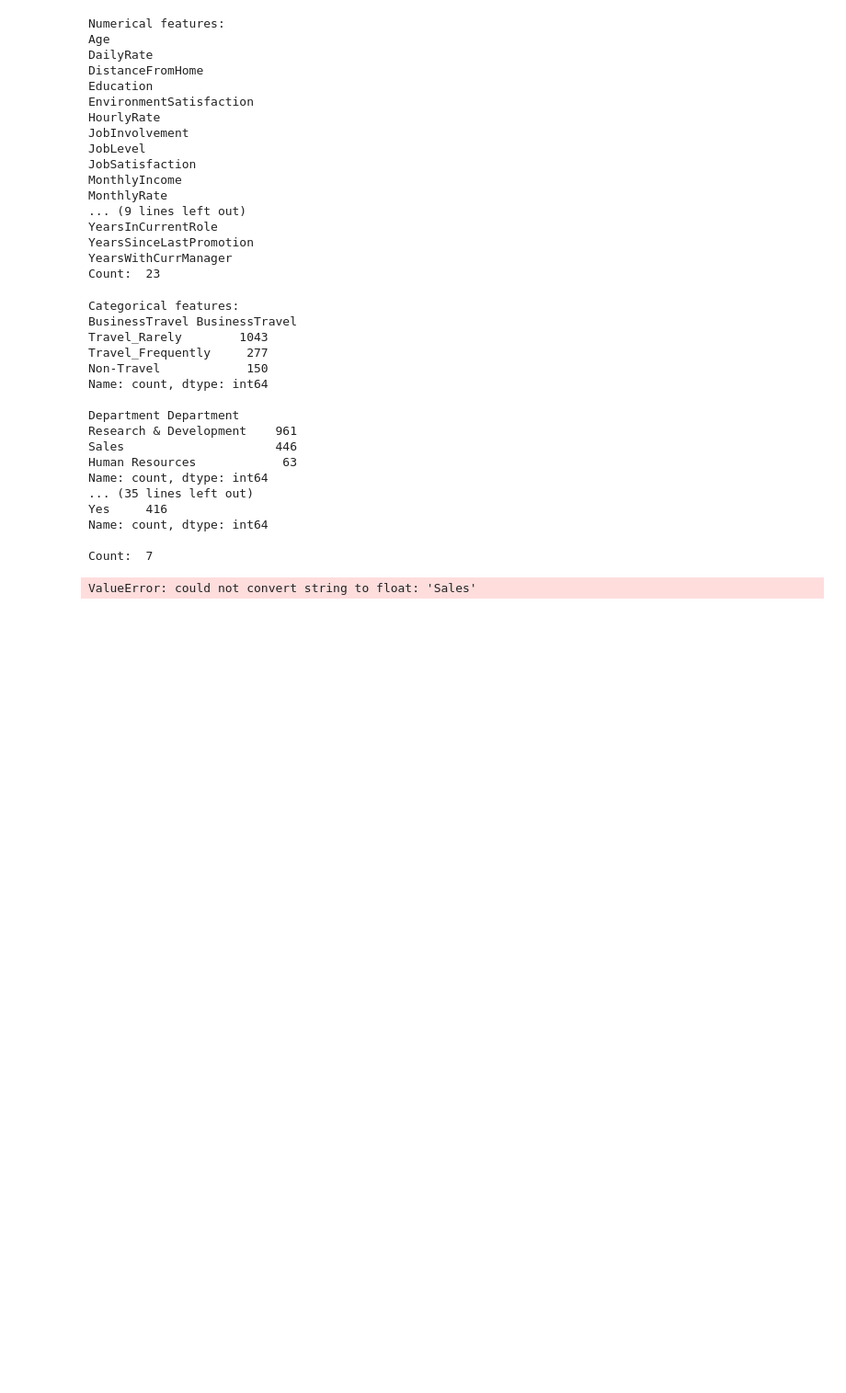
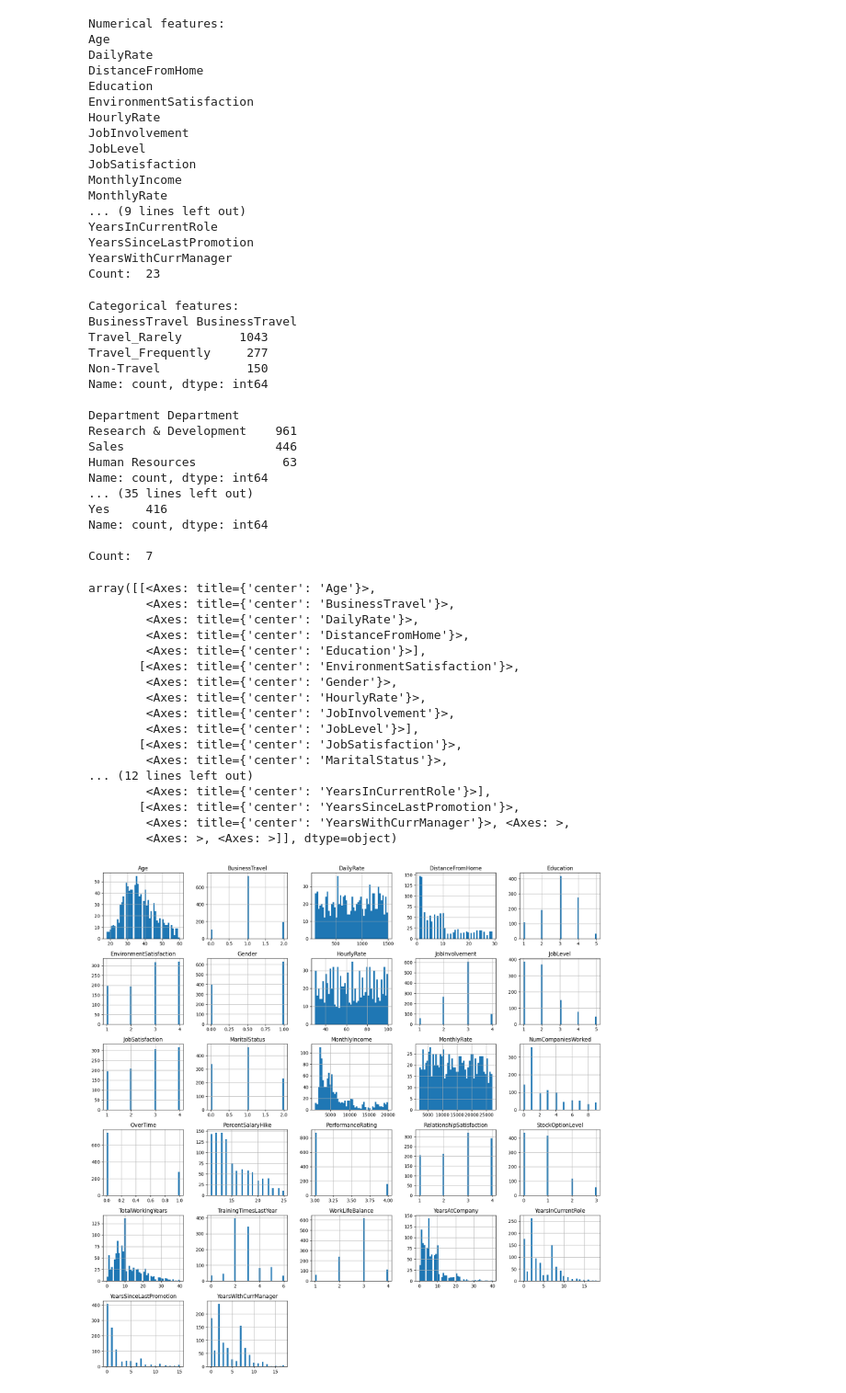
Before and after one commit to rohit2004metha/job-Attrition-Prediction, a Jupyter notebook: Job_Attrition_IBM_Data.ipynb, the cells around one changed output. Shown at 92% size. Cells and saved outputs as stored; diff of their text form; code cells hidden in the pictures; blank space fills up the shorter version.

Commit message:
Added histogram plots of training dataset

```diff
--- a/Job_Attrition_IBM_Data.ipynb
+++ b/Job_Attrition_IBM_Data.ipynb
@@ -289,24 +288,3 @@ X_test['BusinessTravel'] = [business_travel_dictionary[b] for b in X_test['Busin
 marital_status_dictionary = {"Single": 0, "Married": 1, "Divorced": 2}
 X_train['MaritalStatus'] = [marital_status_dictionary[b] for b in X_train['MaritalStatus']]
 X_test['MaritalStatus'] = [marital_status_dictionary[b] for b in X_test['MaritalStatus']]
-# %%
-corr = X_train.corr()
-
-fig = go.Figure(data=go.Heatmap(
-                   z=corr.values,
-                   x=corr.index.values,
-                   y=corr.index.values,
-                   colorscale='Blackbody'))
-
-fig.update_layout(
-    title='Correlation Heatmap',
-    width=800,
-    height=600,
-    yaxis=dict(
-        autorange='reversed'
-    )
-)
-
-fig.show()
-# %% [output]
-ValueError: could not convert string to float: 'Sales'
@@ -325,0 +291,21 @@ ValueError: could not convert string to float: 'Sales'
+# %%
+X_train.hist(bins=50,figsize=(20,20))
+# %% [output]
+array([[<Axes: title={'center': 'Age'}>,
+        <Axes: title={'center': 'BusinessTravel'}>,
+        <Axes: title={'center': 'DailyRate'}>,
+        <Axes: title={'center': 'DistanceFromHome'}>,
+        <Axes: title={'center': 'Education'}>],
+       [<Axes: title={'center': 'EnvironmentSatisfaction'}>,
+        <Axes: title={'center': 'Gender'}>,
+        <Axes: title={'center': 'HourlyRate'}>,
+        <Axes: title={'center': 'JobInvolvement'}>,
+        <Axes: title={'center': 'JobLevel'}>],
+       [<Axes: title={'center': 'JobSatisfaction'}>,
+        <Axes: title={'center': 'MaritalStatus'}>,
+... (12 lines left out)
+        <Axes: title={'center': 'YearsInCurrentRole'}>],
+       [<Axes: title={'center': 'YearsSinceLastPromotion'}>,
+        <Axes: title={'center': 'YearsWithCurrManager'}>, <Axes: >,
+        <Axes: >, <Axes: >]], dtype=object)
+[figure, added]
```
Also changed, not shown: parts of 4 cells of this notebook.
